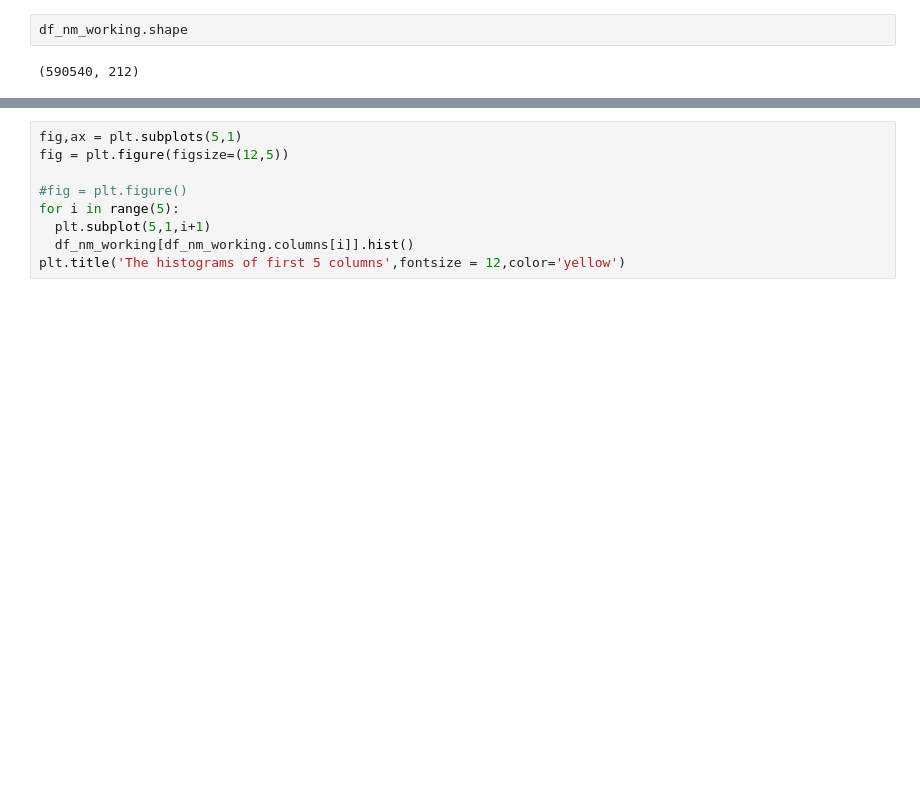
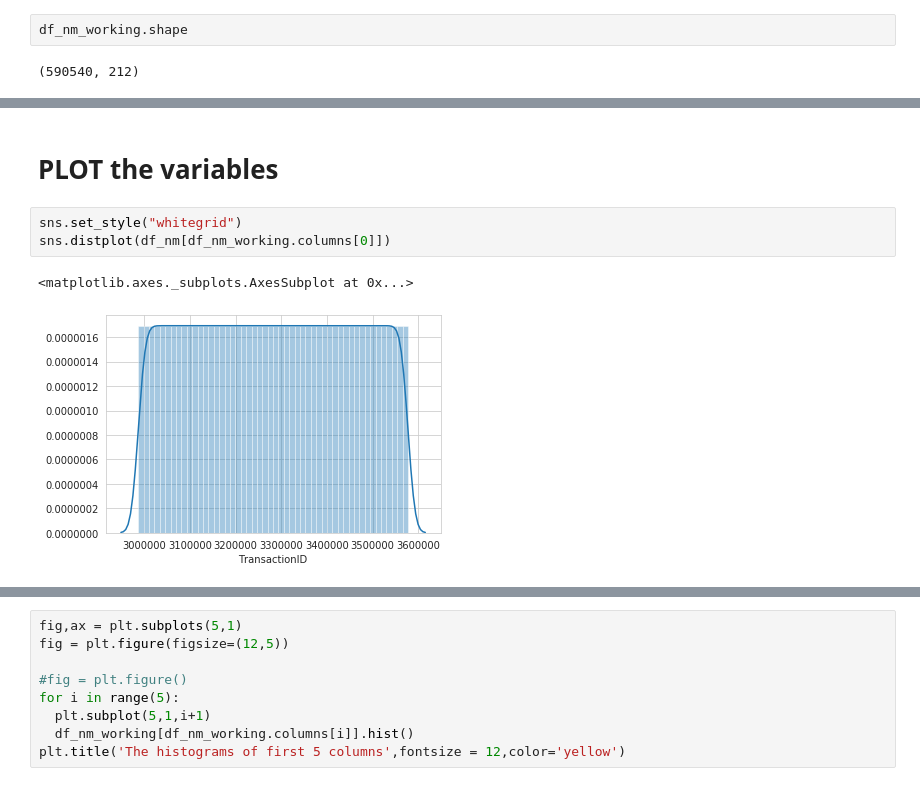
Before and after one commit to rajatdash/wip, a Jupyter notebook: project_Frauddetection_ML_10Nov2019.ipynb, the cells around one changed output, grey strips where cells are left out. Cells and saved outputs as stored; diff of their text form; blank space fills up the shorter version.

```diff
--- a/project_Frauddetection_ML_10Nov2019.ipynb
+++ b/project_Frauddetection_ML_10Nov2019.ipynb
@@ -118,0 +134,8 @@ df_nm_working.head()
+# %% [markdown]
+# PLOT the variables
+# %%
+sns.set_style("whitegrid")
+sns.distplot(df_nm[df_nm_working.columns[0]])
+# %% [output]
+<matplotlib.axes._subplots.AxesSubplot at 0x...>
+[figure, added]
```
Also changed, not shown: parts of 32 cells of this notebook.
